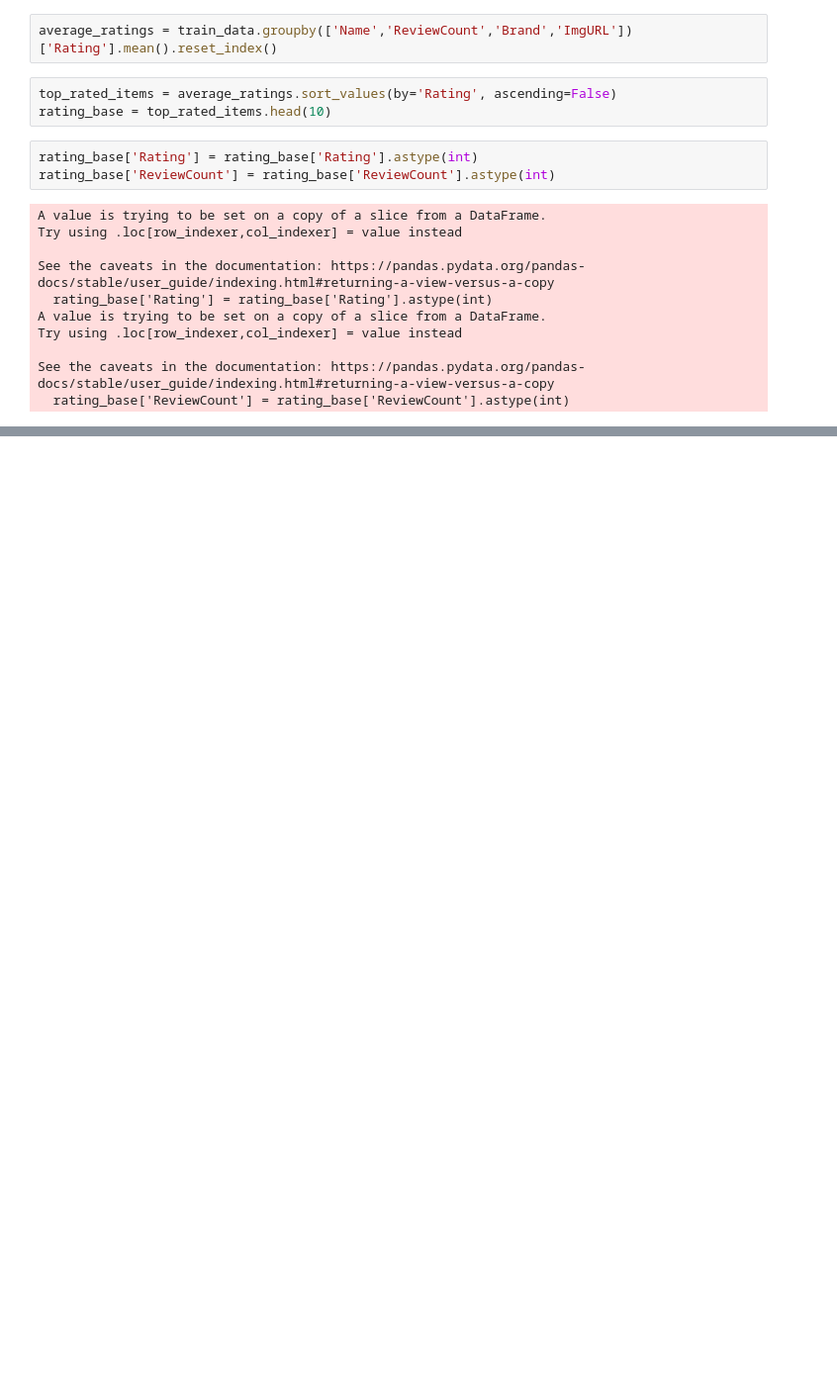
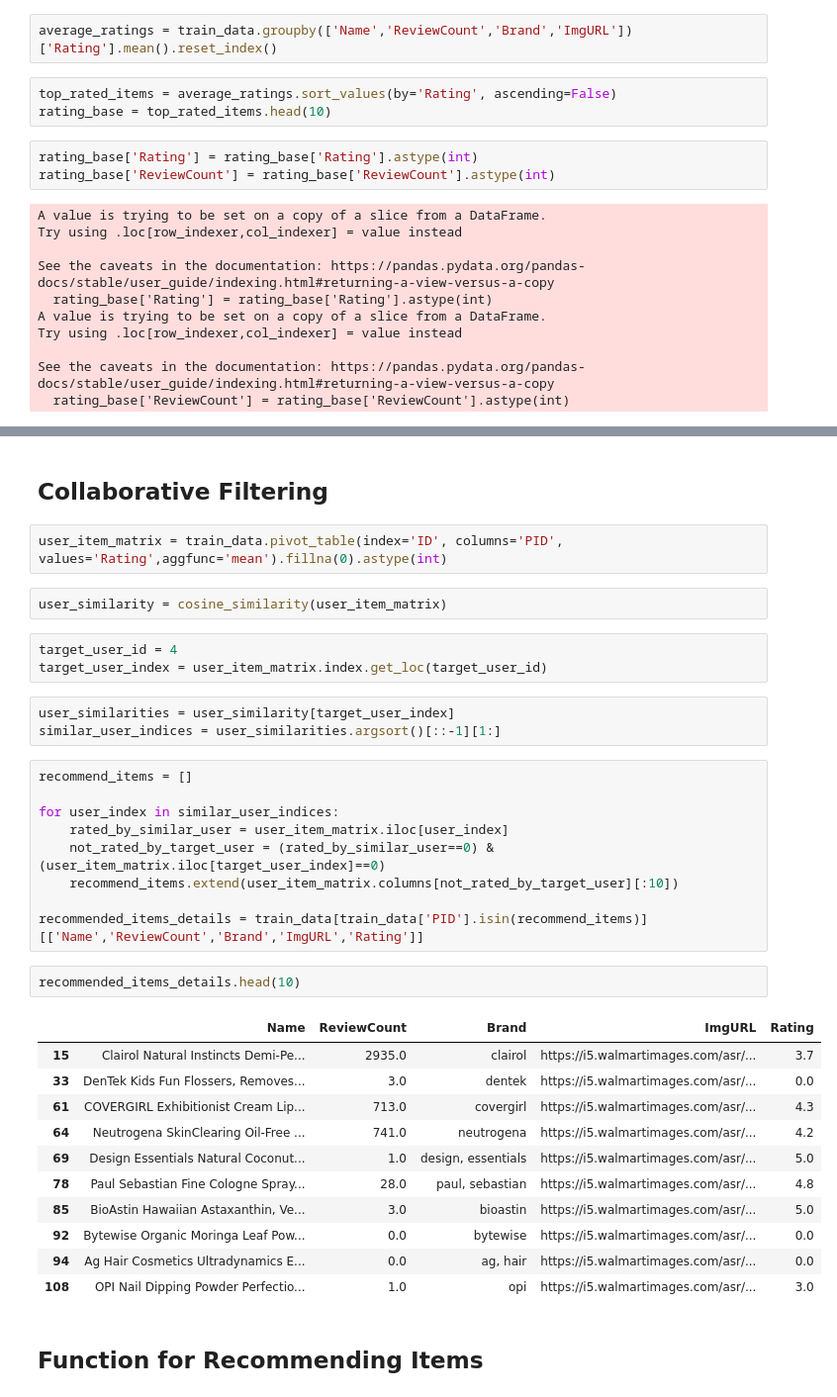
Before and after one commit to RishiMishra2005/E_Commerce_Recommendation_System, a Jupyter notebook: Data Cleaning.ipynb, the cells around one changed output, grey strips where cells are left out. Shown at 99% size. Drawn from its saved outputs; the diff is of its cells as text; blank space fills up the shorter version.

```diff
--- a/Data Cleaning.ipynb
+++ b/Data Cleaning.ipynb
@@ -223,0 +309,37 @@ See the caveats in the documentation: https://pandas.pydata.org/pandas-docs/stab
+# %% [markdown]
+## Collaborative Filtering
+# %%
+user_item_matrix = train_data.pivot_table(index='ID', columns='PID', values='Rating',aggfunc='mean').fillna(0).astype(int)
+# %%
+user_similarity = cosine_similarity(user_item_matrix)
+# %%
+target_user_id = 4
+target_user_index = user_item_matrix.index.get_loc(target_user_id)
+# %%
+user_similarities = user_similarity[target_user_index]
+similar_user_indices = user_similarities.argsort()[::-1][1:]
+# %%
+recommend_items = []
+
+for user_index in similar_user_indices:
+    rated_by_similar_user = user_item_matrix.iloc[user_index]
+    not_rated_by_target_user = (rated_by_similar_user==0) & (user_item_matrix.iloc[target_user_index]==0)
+    recommend_items.extend(user_item_matrix.columns[not_rated_by_target_user][:10])
+
+recommended_items_details = train_data[train_data['PID'].isin(recommend_items)][['Name','ReviewCount','Brand','ImgURL','Rating']]
+# %%
+recommended_items_details.head(10)
+# %% [output]
+|  | Name | ReviewCount | Brand | ImgURL | Rating |
+| 15 | Clairol Natural Instincts Demi-Pe... | 2935.0 | clairol | https://i5.walmartimages.com/asr/... | 3.7 |
+| 33 | DenTek Kids Fun Flossers, Removes... | 3.0 | dentek | https://i5.walmartimages.com/asr/... | 0.0 |
+| 61 | COVERGIRL Exhibitionist Cream Lip... | 713.0 | covergirl | https://i5.walmartimages.com/asr/... | 4.3 |
+| 64 | Neutrogena SkinClearing Oil-Free ... | 741.0 | neutrogena | https://i5.walmartimages.com/asr/... | 4.2 |
+| 69 | Design Essentials Natural Coconut... | 1.0 | design, essentials | https://i5.walmartimages.com/asr/... | 5.0 |
+| 78 | Paul Sebastian Fine Cologne Spray... | 28.0 | paul, sebastian | https://i5.walmartimages.com/asr/... | 4.8 |
+| 85 | BioAstin Hawaiian Astaxanthin, Ve... | 3.0 | bioastin | https://i5.walmartimages.com/asr/... | 5.0 |
+| 92 | Bytewise Organic Moringa Leaf Pow... | 0.0 | bytewise | https://i5.walmartimages.com/asr/... | 0.0 |
+| 94 | Ag Hair Cosmetics Ultradynamics E... | 0.0 | ag, hair | https://i5.walmartimages.com/asr/... | 0.0 |
+| 108 | OPI Nail Dipping Powder Perfectio... | 1.0 | opi | https://i5.walmartimages.com/asr/... | 3.0 |
+# %% [markdown]
+## Function for Recommending Items
```
Also changed, not shown: parts of 21 cells of this notebook, 1 other file.
